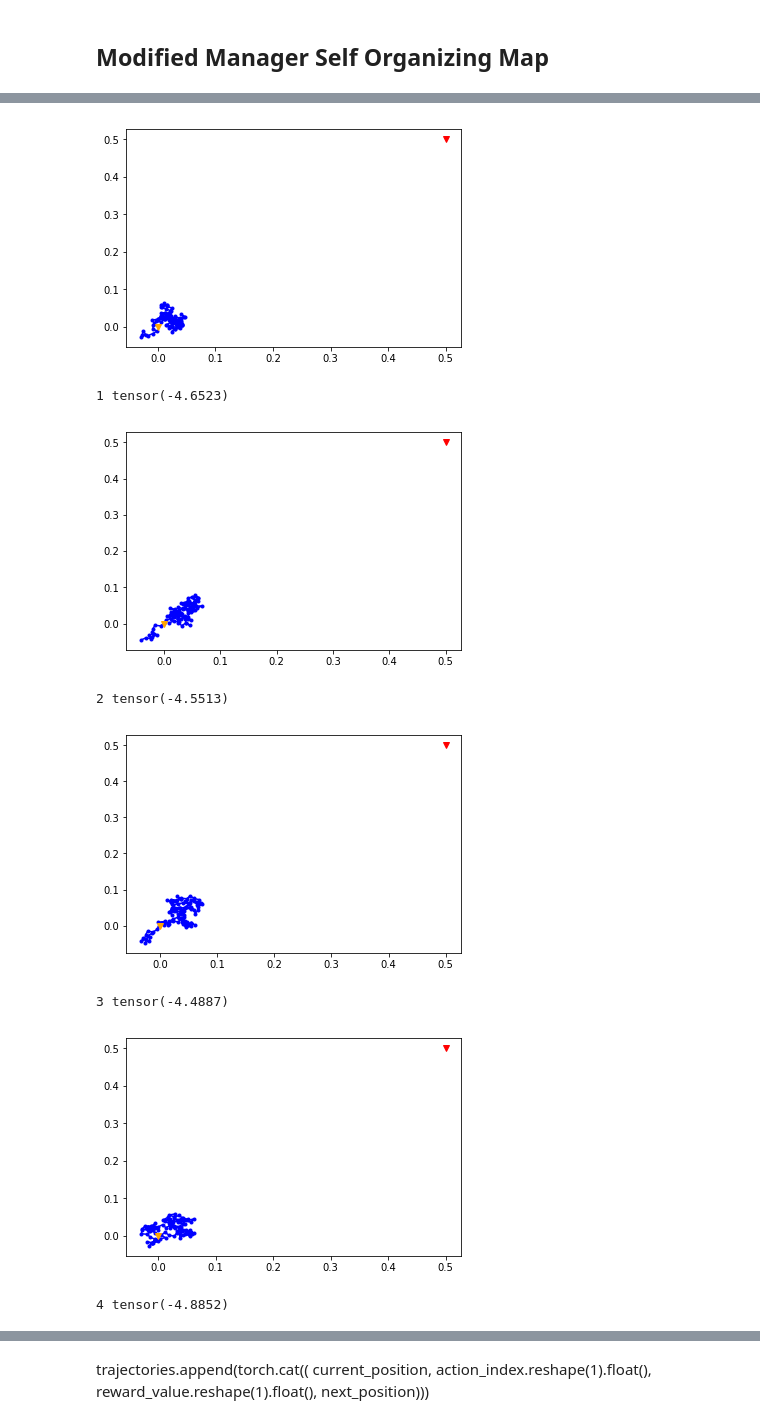
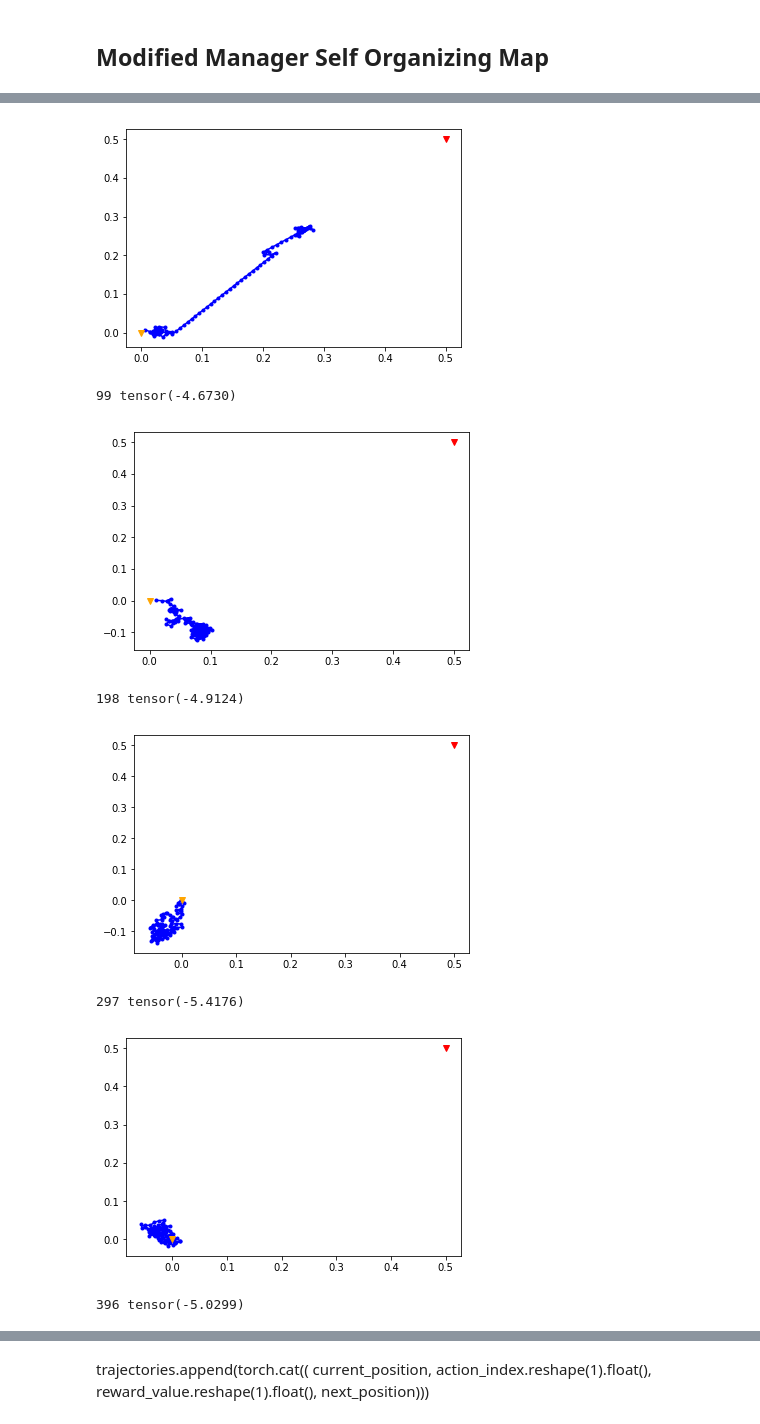
Before and after one commit to johnlime/hierarchical_som, a Jupyter notebook: demo/NavigationTask w ModifiedManagerSOM.ipynb, the cells around one changed output, grey strips where cells are left out. Drawn from its saved outputs; the diff is of its cells as text; code cells hidden in the pictures.

```diff
--- a/demo/NavigationTask w ModifiedManagerSOM.ipynb
+++ b/demo/NavigationTask w ModifiedManagerSOM.ipynb
@@ -93,9 +96,9 @@ class ModifiedManagerSOM (ManagerSOM):
             - self.w[winner_c][self.state_som.total_nodes + action_index]
             )
 # %%
-manager_maxitr = 50
+manager_maxitr = 10 ** 3
 maxtime = 100
-epsilon = 0.0
+epsilon = 0.2
 torch.manual_seed(0)
 random.seed(0)
 
@@ -134,11 +137,12 @@ for epoch in range(manager_maxitr):
         state_trajectory.append(np.array(obs))
         total_return += (0.9 ** t) * reward
 
-    plt.plot(np.array(state_trajectory)[:, 0], np.array(state_trajectory)[:, 1], marker='.', linestyle='-', color='blue')
-    plt.plot(0.0, 0.0, marker='v', linestyle='None', color='orange')
-    plt.plot(np.array(task.goal)[0], np.array(task.goal)[1], marker='v', linestyle='None', color='red')
-    plt.show()
-    print(epoch, total_return)
+    if epoch % 99 == 0:
+        plt.plot(np.array(state_trajectory)[:, 0], np.array(state_trajectory)[:, 1], marker='.', linestyle='-', color='blue')
+        plt.plot(0.0, 0.0, marker='v', linestyle='None', color='orange')
+        plt.plot(np.array(task.goal)[0], np.array(task.goal)[1], marker='v', linestyle='None', color='red')
+        plt.show()
+        print(epoch, total_return)
 
     task.reset()
 # %% [output]
@@ -147,8 +151,8 @@ for epoch in range(manager_maxitr):
-[figure, old version]
+[figure, new version]
-1 tensor(-4.6523)
+99 tensor(-4.6730)
-[figure, old version]
+[figure, new version]
-2 tensor(-4.5513)
+198 tensor(-4.9124)
-[figure, old version]
+[figure, new version]
-3 tensor(-4.4887)
+297 tensor(-5.4176)
-[figure, old version]
+[figure, new version]
-4 tensor(-4.8852)
+396 tensor(-5.0299)
```
Also changed, not shown: parts of 6 cells of this notebook.
